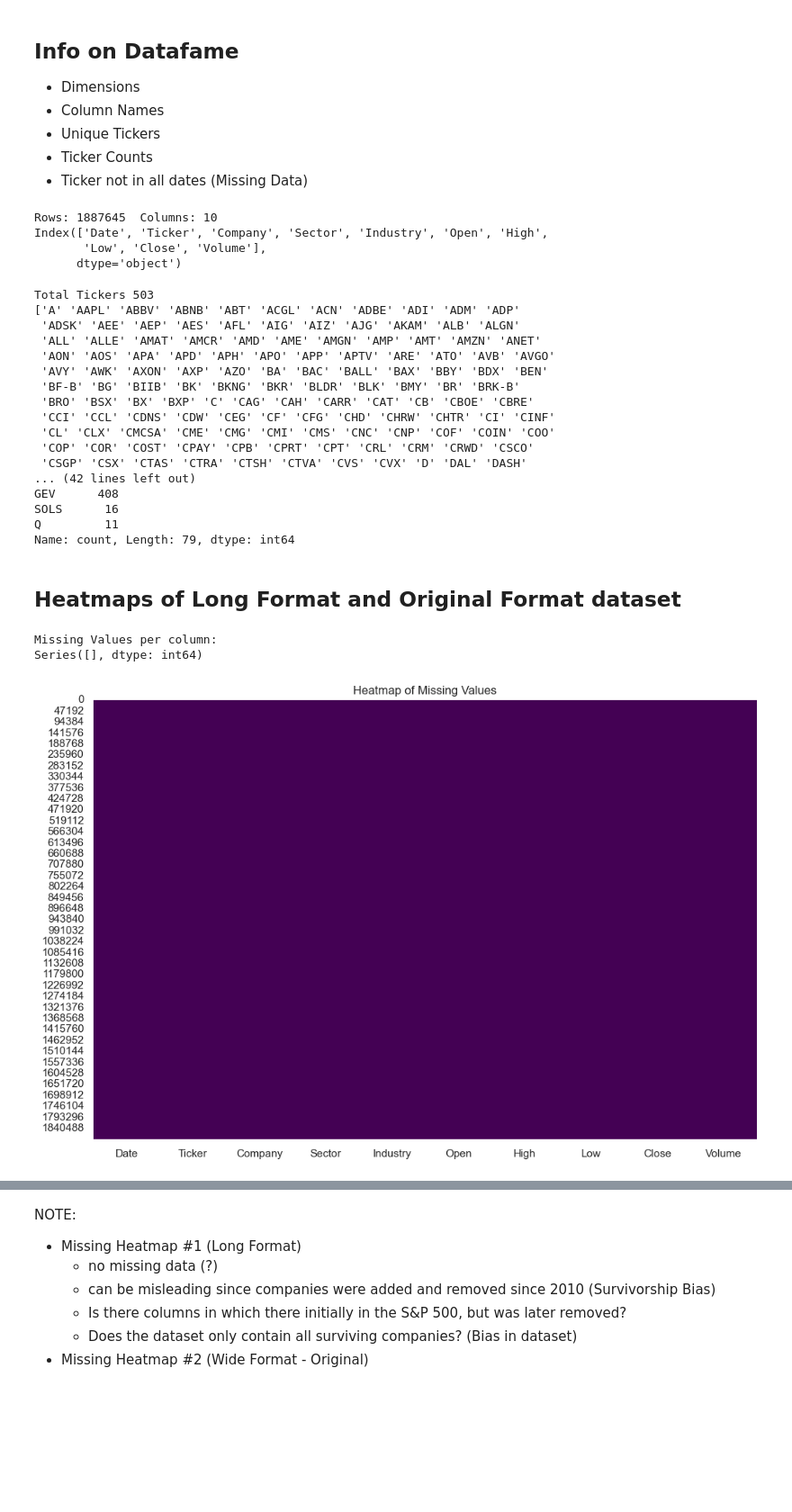
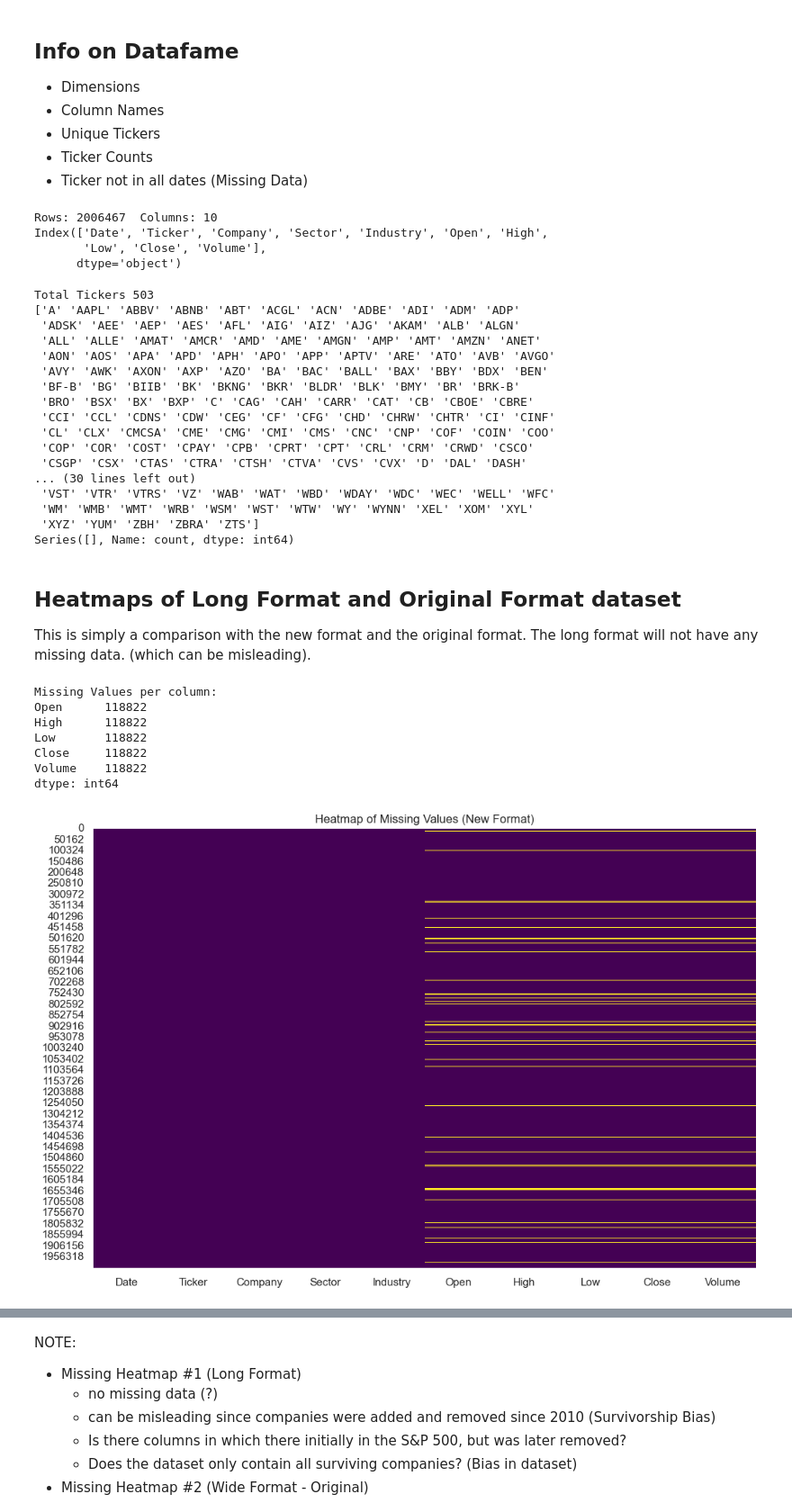
Before and after one commit to jplaceres/S-and-P-500-Stock-Price-Predictor, a Jupyter notebook: SP500_EDA.ipynb, the cells around one changed output, grey strips where cells are left out. Shown at 90% size. Cells and saved outputs as stored; diff of their text form; code cells hidden in the pictures; blank space fills up the shorter version.

```diff
--- a/SP500_EDA.ipynb
+++ b/SP500_EDA.ipynb
@@ -77,20 +82,22 @@ Date                                                                ...
 # %%
-# Dataframe: Long Form
-df_long = df_raw.stack(level=1).reset_index()
+# Creating new Dataframe: Long Form
+df_long = df_raw.stack(level=1, future_stack=True).reset_index()
 df_long.columns = ['Date', 'Ticker', 'Close', 'High', 'Low', 'Open', 'Volume']
 
-# Dataframe: Getting Meta Data
+# Obtaining Meta Data from 2nd dataset
 df_info = df_info[['Ticker', 'Company', 'Sector', 'Industry']]
 df_info['Ticker'] = df_info['Ticker'].str.replace('.', '-', regex=False)
+
+# Merging, cleaning and sorting both datasets
 df_final = pd.merge (df_long, df_info, on='Ticker', how='left')
-df_final.head(10)
-
-# Final Cleaning
 df_final['Date'] = pd.to_datetime(df_final['Date'])
 df_final = df_final.sort_values(['Ticker', 'Date']).reset_index(drop=True)
 df_final = df_final[['Date', 'Ticker', 'Company', 'Sector', 'Industry', 'Open', 'High', 'Low', 'Close', 'Volume']]
 
-print(".........FINAL..........")
+print(".........NEW RESHAPED DATASET..........")
 rows2, columns2 = df_final.shape
+print(f"Number of Rows: {rows2}")
+print(f"Number of columns: {columns2}")
+
 df_final.head(10)
 # %% [output]
@@ -119,7 +128,7 @@ df_final.head(10)
 print(f"Rows: {df_final.shape[0]}  Columns: {df_final.shape[1]}")
 print(df_final.columns)
 # %% [output]
-Rows: 1887645  Columns: 10
+Rows: 2006467  Columns: 10
 Index(['Date', 'Ticker', 'Company', 'Sector', 'Industry', 'Open', 'High',
        'Low', 'Close', 'Volume'],
       dtype='object')
@@ -135,8 +144,6 @@ ticker_counts = df_final['Ticker'].value_counts()
 # Creates list of tickers that are not in all dates
 ticker_not_full = ticker_counts[ticker_counts != 3989]
 print(ticker_not_full)
-
-# TO DO: analyze the earliest and latest recorded dates of ticker_not_full
 # %% [output]
 Total Tickers 503
 ['A' 'AAPL' 'ABBV' 'ABNB' 'ABT' 'ACGL' 'ACN' 'ADBE' 'ADI' 'ADM' 'ADP'
@@ -150,31 +157,38 @@ Total Tickers 503
  'CL' 'CLX' 'CMCSA' 'CME' 'CMG' 'CMI' 'CMS' 'CNC' 'CNP' 'COF' 'COIN' 'COO'
  'COP' 'COR' 'COST' 'CPAY' 'CPB' 'CPRT' 'CPT' 'CRL' 'CRM' 'CRWD' 'CSCO'
  'CSGP' 'CSX' 'CTAS' 'CTRA' 'CTSH' 'CTVA' 'CVS' 'CVX' 'D' 'DAL' 'DASH'
-... (42 lines left out)
-GEV      408
-SOLS      16
-Q         11
-Name: count, Length: 79, dtype: int64
+... (30 lines left out)
+ 'VST' 'VTR' 'VTRS' 'VZ' 'WAB' 'WAT' 'WBD' 'WDAY' 'WDC' 'WEC' 'WELL' 'WFC'
+ 'WM' 'WMB' 'WMT' 'WRB' 'WSM' 'WST' 'WTW' 'WY' 'WYNN' 'XEL' 'XOM' 'XYL'
+ 'XYZ' 'YUM' 'ZBH' 'ZBRA' 'ZTS']
+Series([], Name: count, dtype: int64)
 # %% [markdown]
 ## Heatmaps of Long Format and Original Format dataset
+
+This is simply a comparison with the new format and the original format. The long format will not have any missing data. (which can be misleading).
 # %%
 missing = df_final.isnull().sum()
 
 print("Missing Values per column:")
 print(missing[missing > 0])
 
 # Create a heatmap of missing values
 plt.figure(figsize=(12, 8))
 sns.heatmap(df_final.isnull(), cbar=False, cmap='viridis')
-plt.title('Heatmap of Missing Values')
+plt.title('Heatmap of Missing Values (New Format)')
 plt.show()
 
 # Create a heatmap of missing values
 plt.figure(figsize=(12, 8))
 sns.heatmap(df_raw.isnull(), cbar=False, cmap='viridis')
-plt.title('Heatmap of Missing Values')
+plt.title('Heatmap of Missing Values (Original Format)')
 plt.show()
 # %% [output]
 Missing Values per column:
-Series([], dtype: int64)
+Open      118822
+High      118822
+Low       118822
+Close     118822
+Volume    118822
+dtype: int64
-[figure, old version]
+[figure, new version]
```
Also changed, not shown: parts of 12 cells of this notebook, 2 other files.
